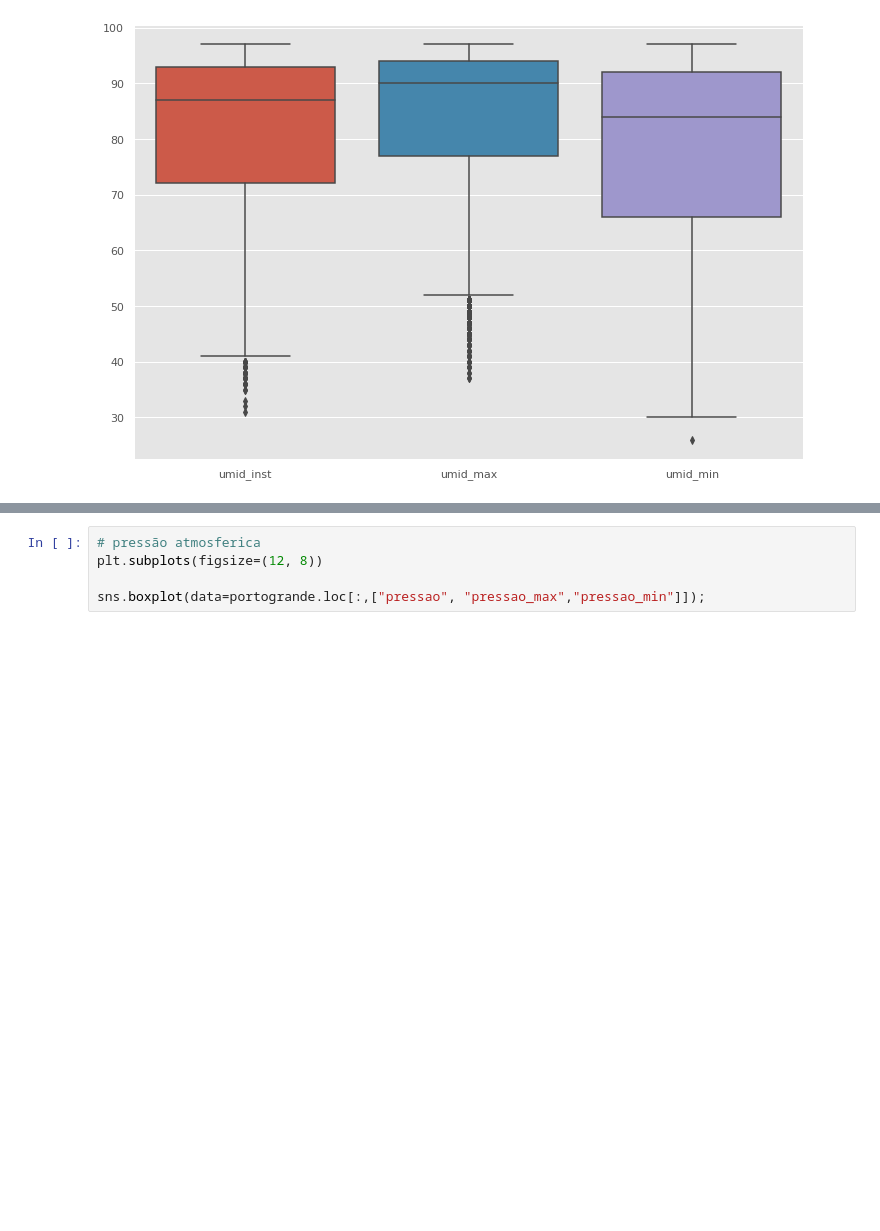
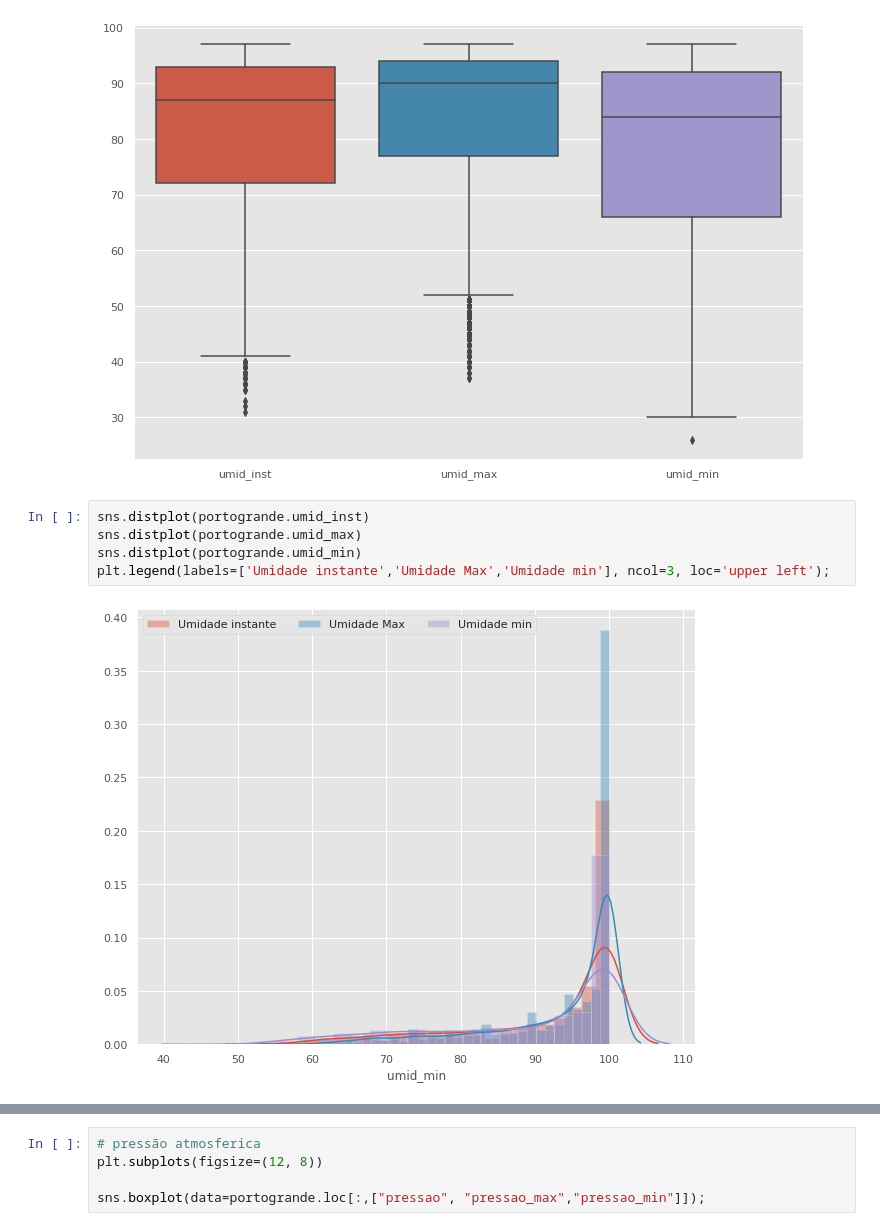
Before and after one commit to Douglas-cc/metereologia_amapa, a Jupyter notebook: src/EDA-Porto Grande.ipynb, the cells around one changed output, grey strips where cells are left out. Drawn from its saved outputs; the diff is of its cells as text; blank space fills up the shorter version.

```diff
--- a/src/EDA-Porto Grande.ipynb
+++ b/src/EDA-Porto Grande.ipynb
@@ -348,6 +370,13 @@ plt.subplots(figsize=(12, 8))
 sns.boxplot(data=portogrande.loc[:, ["umid_inst", "umid_max", "umid_min"]]);
 # %% [output]
 [figure]
+# %%
+sns.distplot(portogrande.umid_inst)
+sns.distplot(portogrande.umid_max)
+sns.distplot(portogrande.umid_min)
+plt.legend(labels=['Umidade instante','Umidade Max','Umidade min'], ncol=3, loc='upper left');
+# %% [output]
+[figure, added]
 # %%
 # pt_orvalho (um negocio que ne nem sei o que é)
 plt.subplots(figsize=(12, 8))
```
Also changed, not shown: parts of 4 cells of this notebook, 5 other files.
